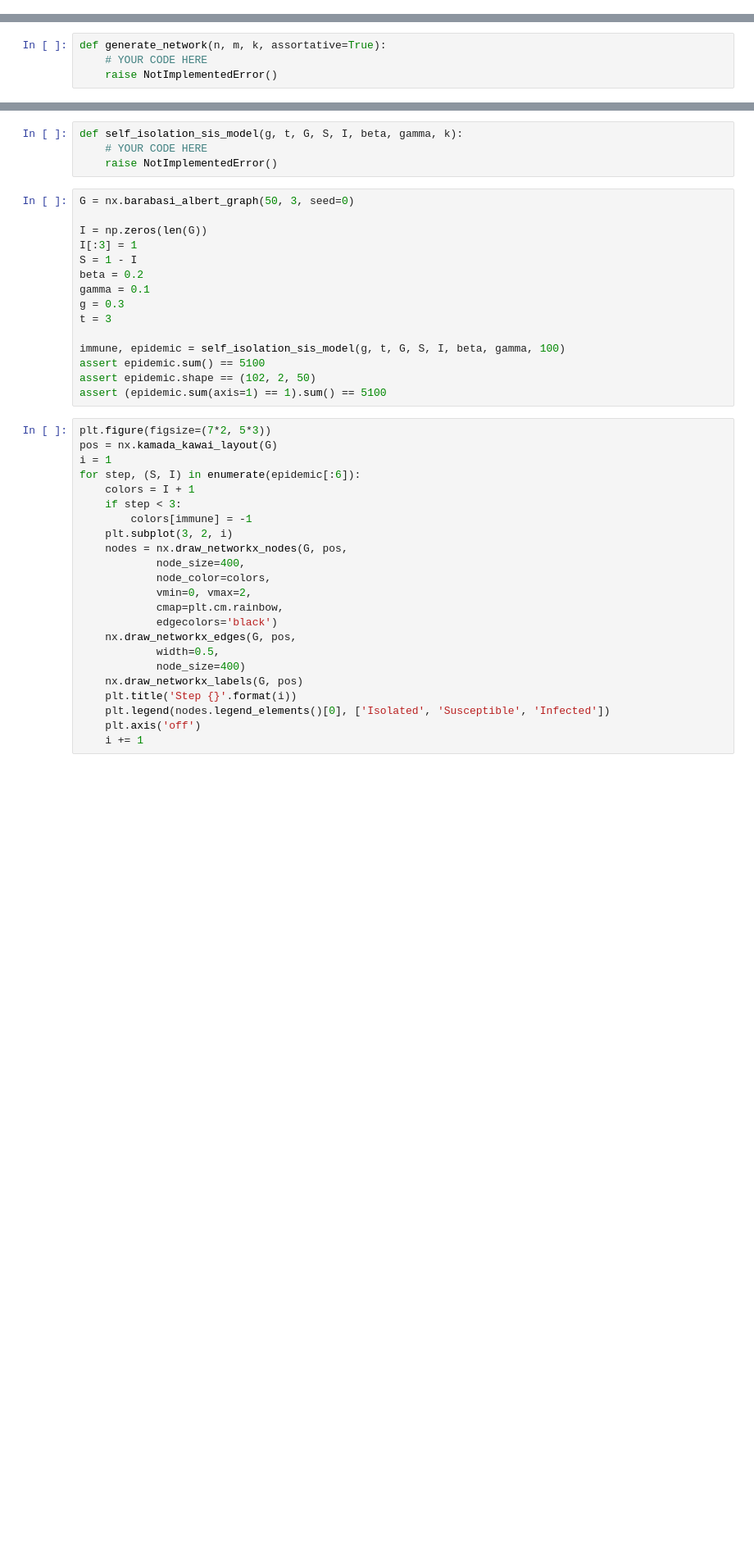
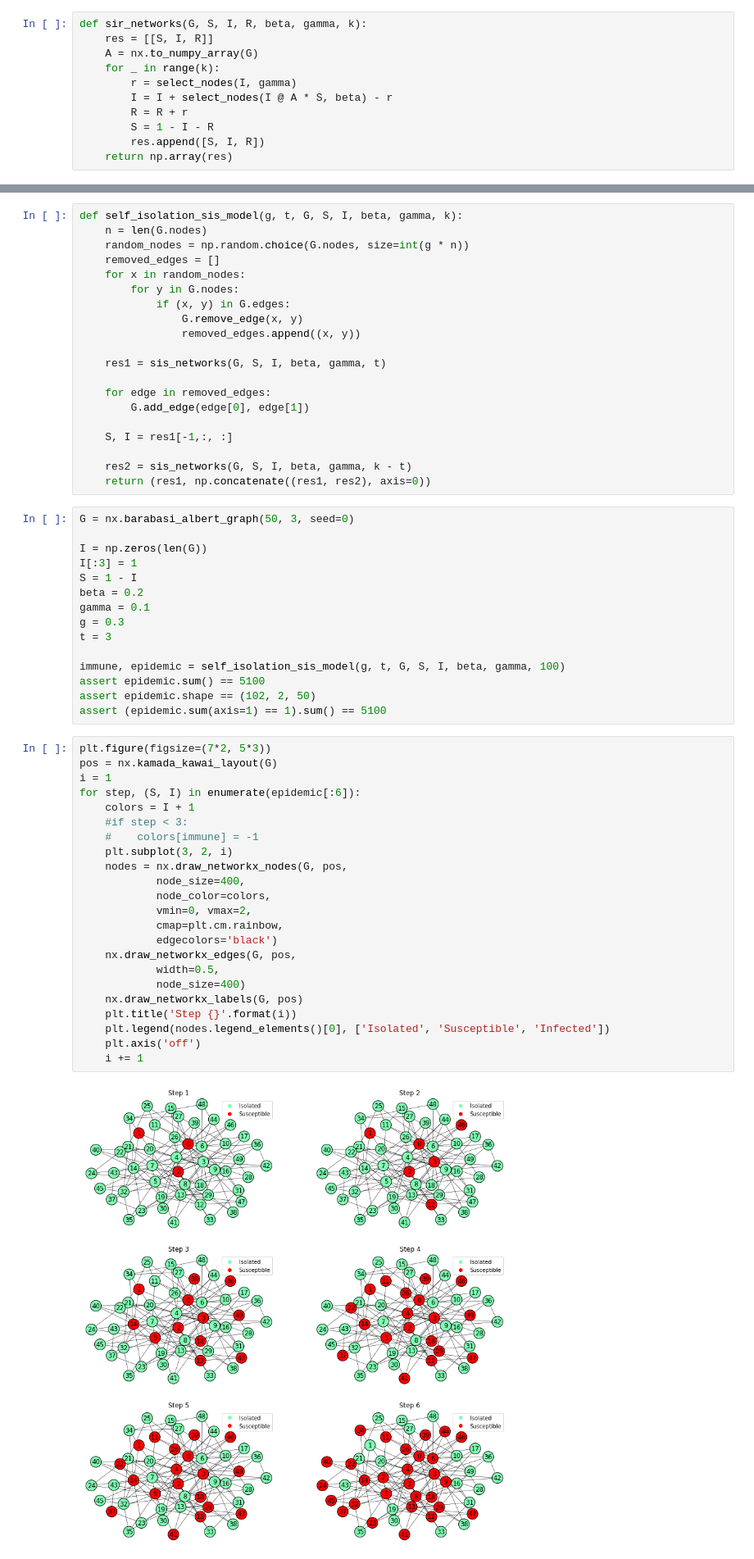
Before and after one commit to gosha20777/mipt-savn-2021, a Jupyter notebook: hw-6/main.ipynb, the cells around one changed output, grey strips where cells are left out. Shown at 82% size. Cells and saved outputs as stored; diff of their text form; blank space fills up the shorter version.

```diff
--- a/hw-6/main.ipynb
+++ b/hw-6/main.ipynb
@@ -554,3 +629,14 @@ def sir_networks(G, S, I, R, beta, gamma, k):
+# %%
+def sir_networks(G, S, I, R, beta, gamma, k):
+    res = [[S, I, R]]
+    A = nx.to_numpy_array(G)
+    for _ in range(k):
+        r = select_nodes(I, gamma)
+        I = I + select_nodes(I @ A * S, beta) - r
+        R = R + r
+        S = 1 - I - R
+        res.append([S, I, R])
+    return np.array(res)
 # %%
 G = nx.barabasi_albert_graph(50, 3, seed=0)
 
@@ -571,7 +657,3 @@ assert (epidemic.sum(axis=1) == 1).sum() == 5050
 Also, we need to define generator for networks with different levels of degree assortativities.
 
 The function `generate_network` generates random graph (Erdos Renyi) with `n` nodes and `m-k` edges. If graph is assortative, connect `k` pairs of nodes with highest degree. If graph is disassortative, add `k` edges between high and low degree nodes. Prevent self-loops and parallel edges.
-# %%
-def generate_network(n, m, k, assortative=True):
-    # YOUR CODE HERE
-    raise NotImplementedError()
@@ -645,10 +750,26 @@ Here you need to define the `random_self_isolation` function, that works similar
 5. Run `sis_networks` model for number of steps `k - t` keeping previous state
 
 _Hint: use `np.random.choice` to select random subsample_
-# %%
-def self_isolation_sis_model(g, t, G, S, I, beta, gamma, k):
-    # YOUR CODE HERE
-    raise NotImplementedError()
+# %%
+def self_isolation_sis_model(g, t, G, S, I, beta, gamma, k):
+    n = len(G.nodes)
+    random_nodes = np.random.choice(G.nodes, size=int(g * n))
+    removed_edges = []
+    for x in random_nodes:
+        for y in G.nodes:
+            if (x, y) in G.edges:
+                G.remove_edge(x, y)
+                removed_edges.append((x, y))
+
+    res1 = sis_networks(G, S, I, beta, gamma, t)
+
+    for edge in removed_edges:
+        G.add_edge(edge[0], edge[1])
+
+    S, I = res1[-1,:, :]
+
+    res2 = sis_networks(G, S, I, beta, gamma, k - t)
+    return (res1, np.concatenate((res1, res2), axis=0))
 # %%
 G = nx.barabasi_albert_graph(50, 3, seed=0)
 
@@ -667,26 +788,28 @@ assert (epidemic.sum(axis=1) == 1).sum() == 5100
 # %%
 plt.figure(figsize=(7*2, 5*3))
 pos = nx.kamada_kawai_layout(G)
 i = 1
 for step, (S, I) in enumerate(epidemic[:6]):
     colors = I + 1
-    if step < 3:
-        colors[immune] = -1
+    #if step < 3:
+    #    colors[immune] = -1
     plt.subplot(3, 2, i)
     nodes = nx.draw_networkx_nodes(G, pos,
             node_size=400,
             node_color=colors,
             vmin=0, vmax=2,
             cmap=plt.cm.rainbow,
             edgecolors='black')
     nx.draw_networkx_edges(G, pos,
             width=0.5,
             node_size=400)
     nx.draw_networkx_labels(G, pos)
     plt.title('Step {}'.format(i))
     plt.legend(nodes.legend_elements()[0], ['Isolated', 'Susceptible', 'Infected'])
     plt.axis('off')
     i += 1
+# %% [output]
+[figure, added]
 # %%
 for i in range(1, 20, 5):
     immune, epidemic = self_isolation_sis_model(i / 20, 10, G, S, I, beta, gamma, 50)
```
Also changed, not shown: parts of 32 cells of this notebook.
